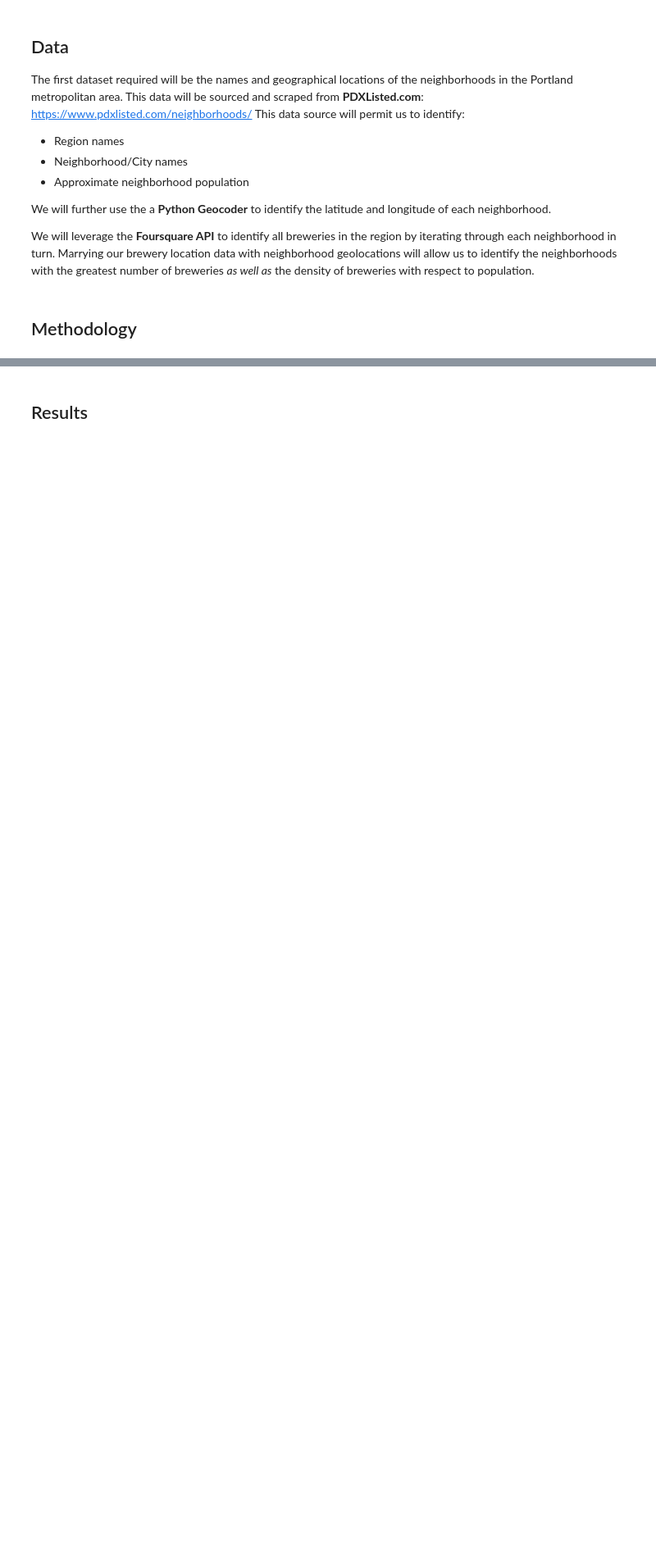
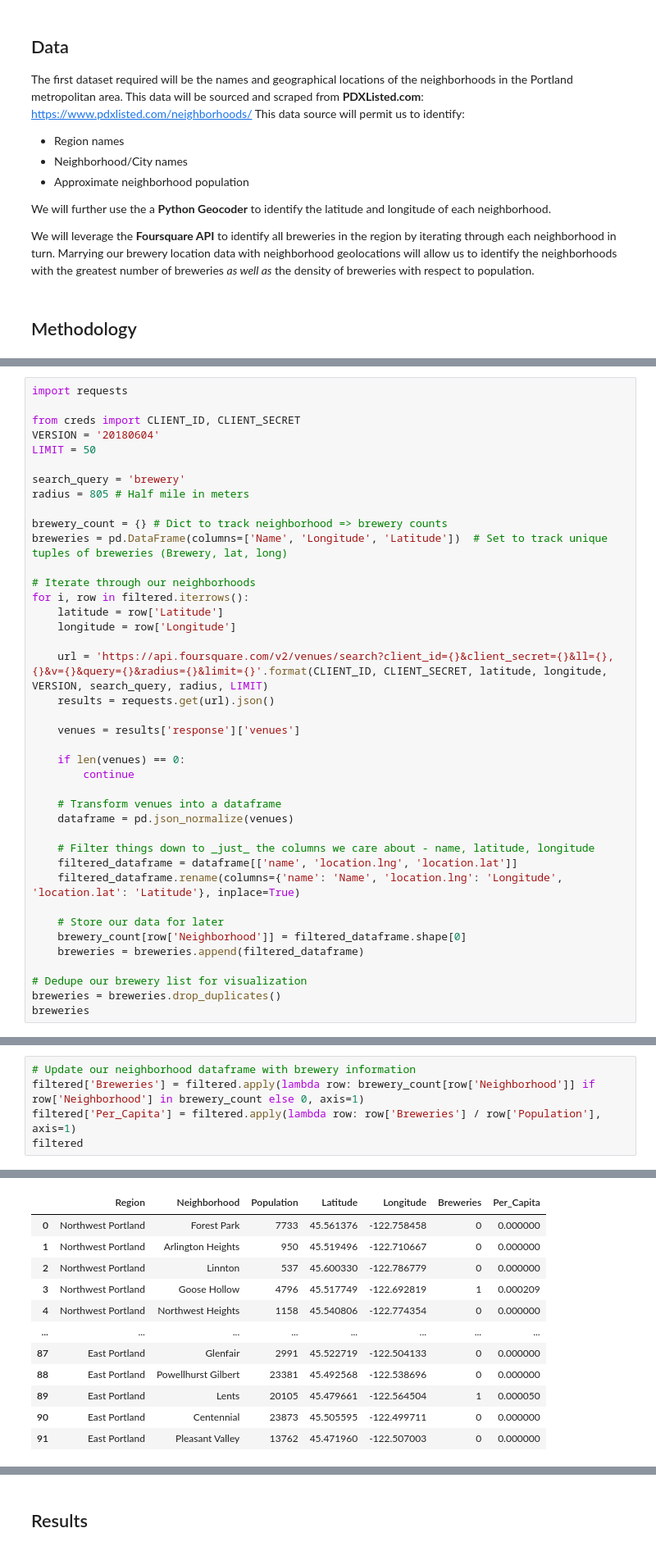
Before and after one commit to ericmann/Coursera_Capstone, a Jupyter notebook: Battle of the Neighborhoods.ipynb, the cells around one changed output, grey strips where cells are left out. Shown at 82% size. Saved outputs shown, nothing was run; the diff lists cells and outputs as text; blank space fills up the shorter version.

```diff
--- a/Battle of the Neighborhoods.ipynb
+++ b/Battle of the Neighborhoods.ipynb
@@ -22,0 +134,40 @@ We will leverage the **Foursquare API** to identify all breweries in the region
+# %%
+import requests
+
+from creds import CLIENT_ID, CLIENT_SECRET
+VERSION = '20180604'
+LIMIT = 50
+
+search_query = 'brewery'
+radius = 805 # Half mile in meters
+
+brewery_count = {} # Dict to track neighborhood => brewery counts
+breweries = pd.DataFrame(columns=['Name', 'Longitude', 'Latitude'])  # Set to track unique tuples of breweries (Brewery, lat, long)
+
+# Iterate through our neighborhoods
+for i, row in filtered.iterrows():
+    latitude = row['Latitude']
+    longitude = row['Longitude']
+
+    url = 'https://api.foursquare.com/v2/venues/search?client_id={}&client_secret={}&ll={},{}&v={}&query={}&radius={}&limit={}'.format(CLIENT_ID, CLIENT_SECRET, latitude, longitude, VERSION, search_query, radius, LIMIT)
+    results = requests.get(url).json()
+
+    venues = results['response']['venues']
+
+    if len(venues) == 0:
+        continue
+
+    # Transform venues into a dataframe
+    dataframe = pd.json_normalize(venues)
+
+    # Filter things down to _just_ the columns we care about - name, latitude, longitude
+    filtered_dataframe = dataframe[['name', 'location.lng', 'location.lat']]
+    filtered_dataframe.rename(columns={'name': 'Name', 'location.lng': 'Longitude', 'location.lat': 'Latitude'}, inplace=True)
+
+    # Store our data for later
+    brewery_count[row['Neighborhood']] = filtered_dataframe.shape[0]
+    breweries = breweries.append(filtered_dataframe)
+
+# Dedupe our brewery list for visualization
+breweries = breweries.drop_duplicates()
+breweries
@@ -22,0 +196,6 @@ We will leverage the **Foursquare API** to identify all breweries in the region
+# %%
+# Update our neighborhood dataframe with brewery information
+filtered['Breweries'] = filtered.apply(lambda row: brewery_count[row['Neighborhood']] if row['Neighborhood'] in brewery_count else 0, axis=1)
+filtered['Per_Capita'] = filtered.apply(lambda row: row['Breweries'] / row['Population'], axis=1)
+filtered
+# %% [output]
@@ -22,0 +212,12 @@ We will leverage the **Foursquare API** to identify all breweries in the region
+|  | Region | Neighborhood | Population | Latitude | Longitude | Breweries | Per_Capita |
+| 0 | Northwest Portland | Forest Park | 7733 | 45.561376 | -122.758458 | 0 | 0.000000 |
+| 1 | Northwest Portland | Arlington Heights | 950 | 45.519496 | -122.710667 | 0 | 0.000000 |
+| 2 | Northwest Portland | Linnton | 537 | 45.600330 | -122.786779 | 0 | 0.000000 |
+| 3 | Northwest Portland | Goose Hollow | 4796 | 45.517749 | -122.692819 | 1 | 0.000209 |
+| 4 | Northwest Portland | Northwest Heights | 1158 | 45.540806 | -122.774354 | 0 | 0.000000 |
+| ... | ... | ... | ... | ... | ... | ... | ... |
+| 87 | East Portland | Glenfair | 2991 | 45.522719 | -122.504133 | 0 | 0.000000 |
+| 88 | East Portland | Powellhurst Gilbert | 23381 | 45.492568 | -122.538696 | 0 | 0.000000 |
+| 89 | East Portland | Lents | 20105 | 45.479661 | -122.564504 | 1 | 0.000050 |
+| 90 | East Portland | Centennial | 23873 | 45.505595 | -122.499711 | 0 | 0.000000 |
+| 91 | East Portland | Pleasant Valley | 13762 | 45.471960 | -122.507003 | 0 | 0.000000 |
```
Also changed, not shown: parts of 11 cells of this notebook.
